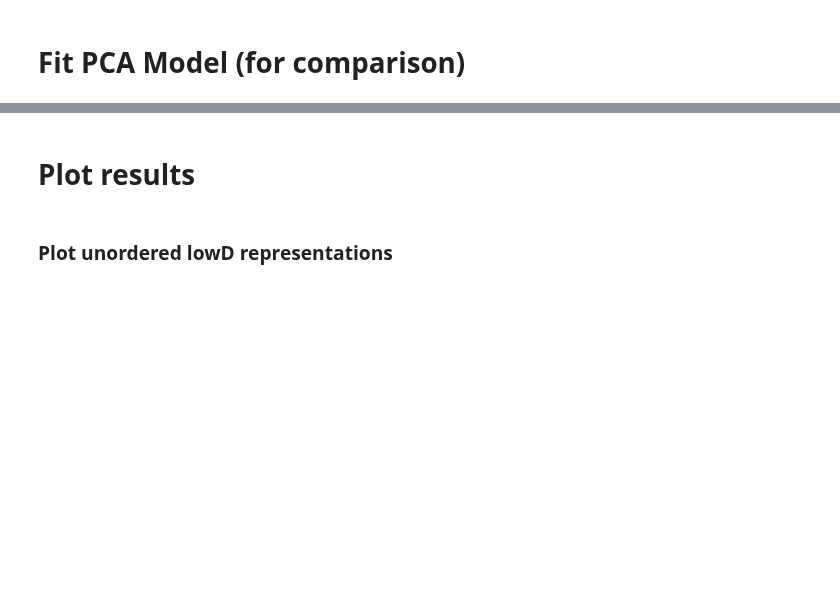
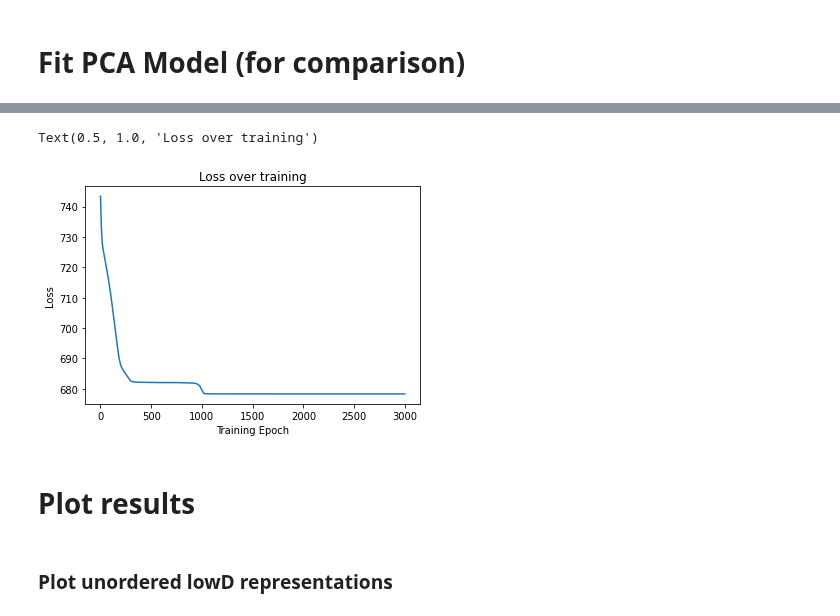
Before and after one commit to glaserlab/sca, a Jupyter notebook: notebooks/Example_1pop.ipynb, the cells around one changed output, grey strips where cells are left out. Saved outputs shown, nothing was run; the diff lists cells and outputs as text; code cells hidden in the pictures; blank space fills up the shorter version.

Commit message:
Added non-orthogonal option, updated default parameters, added tqdm progress bar

```diff
--- a/notebooks/Example_1pop.ipynb
+++ b/notebooks/Example_1pop.ipynb
@@ -120,3 +98,38 @@ time 6.449412107467651
+# %%
+#Fit SSA with orthogonality constraint without all the optional parameters
+model, latent, y_pred, losses = fit_ssa(X=X,R=R_est)
+
+#Fit SSA with orthogonality constraint
+# model, latent, y_pred, losses = fit_ssa(X=X,R=R_est,sample_weight=sample_weights,lam_sparse=lam_sparse,lr=lr,n_epochs=n_epochs)
+
+
+#Fit SSA with orthogonality penalty (rather than constraint) without all the optional parameters
+# model, latent, y_pred, losses = fit_ssa(X=X,R=R_est,orth=False)
+
+#Fit SSA with orthogonality penalty (rather than constraint)
+# model, latent, y_pred, losses = fit_ssa(X=X,R=R_est,orth=False,sample_weight=sample_weights,lam_sparse=lam_sparse,lr=lr,n_epochs=n_epochs,lam_orthog=lam_orthog)
+
+
+
+
+#Get the low dimensional representation
+ssa_latent=latent.detach().numpy()
+
+#Plot the loss over all iterations
+plt.figure()
+plt.plot(losses)
+plt.xlabel('Training Epoch')
+plt.ylabel('Loss')
+plt.title('Loss over training')
+
+#Plot the loss over the last 100 iterations (to see if it has truly hit a plateau)
+# plt.figure()
+# plt.plot(losses[-100:-1])
+# plt.xlabel('Training Epoch')
+# plt.ylabel('Loss')
+# %% [output]
+Text(0.5, 1.0, 'Loss over training')
+[figure, added]
 # %% [markdown]
 # Plot results
 # %% [markdown]
```
Also changed, not shown: parts of 9 cells of this notebook, 3 other files.
